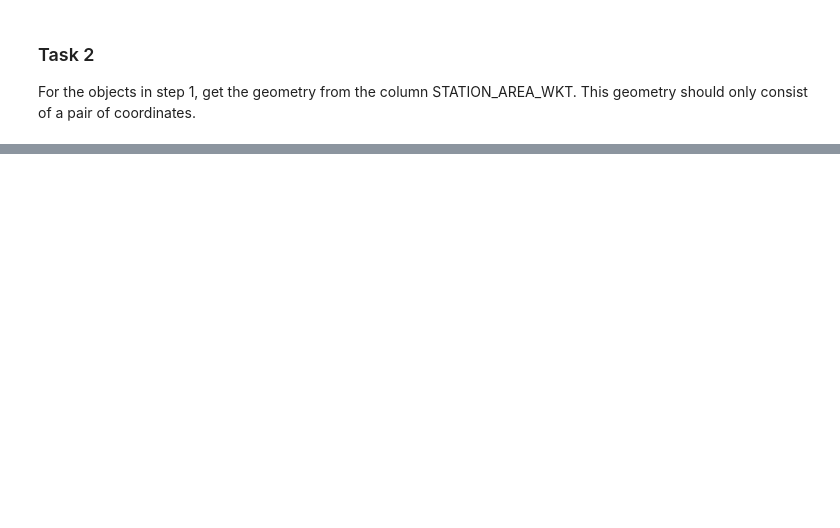
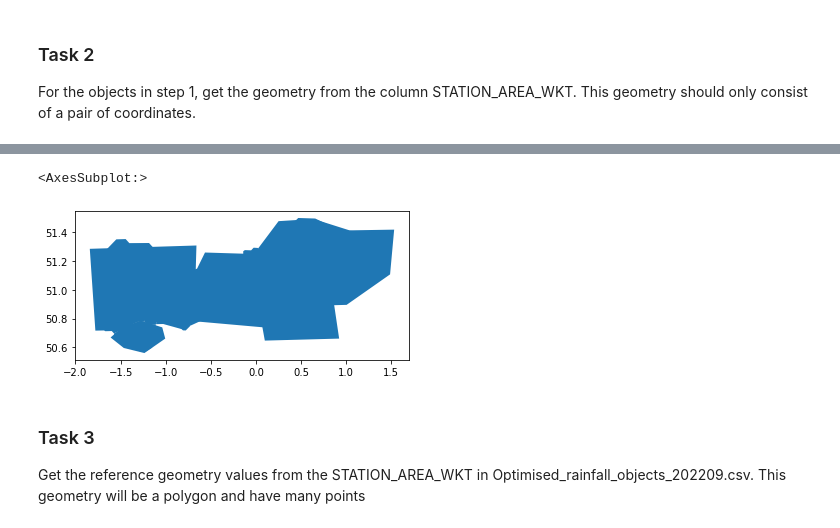
Before and after one commit to BelloJ/intern_team_3_2022_rainfall_data, a Jupyter notebook: Rainfall_Intern_Project_Notebook.ipynb, the cells around one changed output, grey strips where cells are left out. Drawn from its saved outputs; the diff is of its cells as text; code cells hidden in the pictures; blank space fills up the shorter version.

```diff
--- a/Rainfall_Intern_Project_Notebook.ipynb
+++ b/Rainfall_Intern_Project_Notebook.ipynb
@@ -101,6 +100,9 @@ To do this, first create a new data frame containing only OBJECT_TYPE "Hotspot"
 # %%
-df_nohotspot = df_no[df_no['OBJECT_TYPE']!='Hotspot']
-df_nohotspot.shape
+# Create a new df (df_nohotspot) and populate it with only the rows with a hotspot entry
+df_hotspot = df_no[df_no['OBJECT_TYPE']!='Hotspot']
+
+# Check the shape of your new data frame
+df_hotspot.shape
 # %% [output]
 (56, 7)
 # %%
@@ -126,4 +142,9 @@ df_hotspot.info()
 # %%
-geometry = df_nohotspot['STATION_AREA_WKT'].map(shapely.wkt.loads)
-dfg = df_nohotspot.drop('STATION_AREA_WKT', axis=1)
-gdf = gpd.GeoDataFrame(df_nohotspot, crs="EPSG:4326", geometry=geometry)
+# Define the geometry of the data frame from the "STATION_AREA_WKT" column
+geometry = df_hotspot['STATION_AREA_WKT'].map(shapely.wkt.loads)
+
+#Drop the "STATION_AREA_WKT" column
+dfg = df_hotspot.drop('STATION_AREA_WKT', axis=1)
+
+#Create a geodataframe from the df_hotspot dataframe
+gdf = gpd.GeoDataFrame(df_hotspot, crs="EPSG:4326", geometry=geometry)
@@ -129,0 +169,9 @@ gdf = gpd.GeoDataFrame(df_nohotspot, crs="EPSG:4326", geometry=geometry)
+# %%
+# Print the polygon from this process
+gdf.plot()
+# %% [output]
+<AxesSubplot:>
+[figure, added]
+# %% [markdown]
+### Task 3
+Get the reference geometry values from the STATION_AREA_WKT in Optimised_rainfall_objects_202209.csv. This geometry will be a polygon and have many points
```
Also changed, not shown: parts of 23 cells of this notebook.
